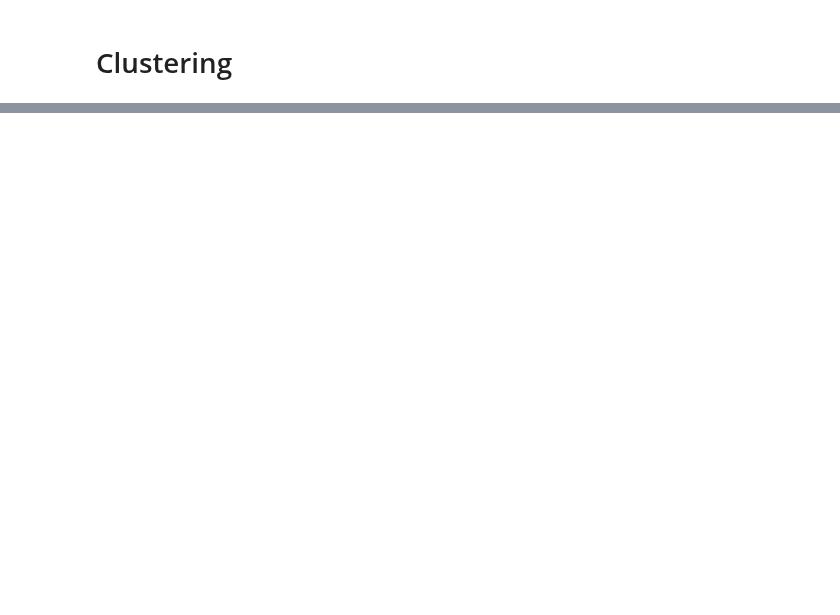
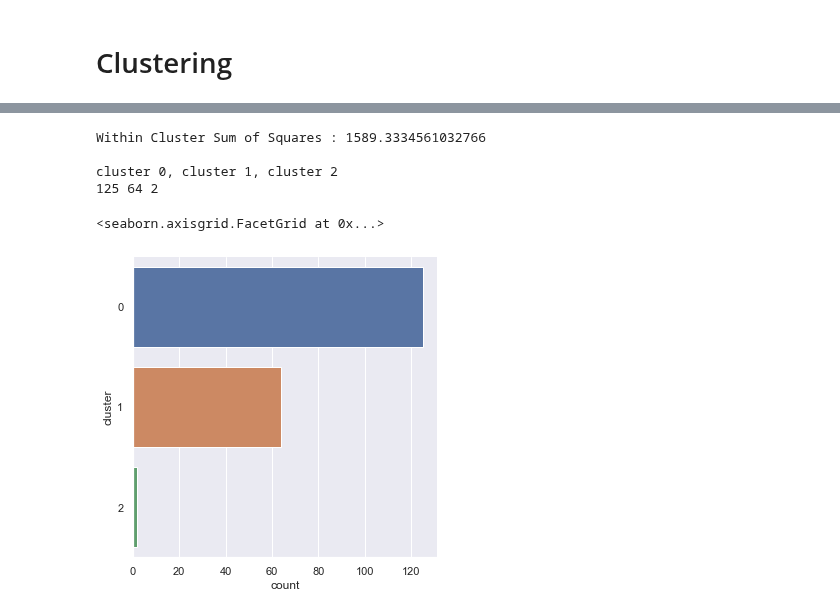
Before and after one commit to Snail664/country-clustering, a Jupyter notebook: clustering.ipynb, the cells around one changed output, grey strips where cells are left out. Saved outputs shown, nothing was run; the diff lists cells and outputs as text; code cells hidden in the pictures; blank space fills up the shorter version.

```diff
--- a/clustering.ipynb
+++ b/clustering.ipynb
@@ -82,0 +111,30 @@ plt.show()
+# %%
+OPTIMAL_CLUSTERS = 3
+model = KMeans(n_clusters = OPTIMAL_CLUSTERS, init = CENTROID_SEL, n_init = 20).fit(data4D)
+# %%
+# Print the Within Cluster Sum of Squares
+print("Within Cluster Sum of Squares :", model.inertia_)
+print()
+
+# Predict the Cluster Labels
+cluster_labels = model.predict(data4D)
+
+# add cluster labels back to data
+clustered_data = data4D.copy()
+clustered_data["cluster"] = pd.Categorical(cluster_labels)
+
+# Summary of the Clusters
+print("cluster 0, cluster 1, cluster 2")
+count0 = clustered_data[clustered_data["cluster"] == 0]["cluster"].count()
+count1 = clustered_data[clustered_data["cluster"] == 1]["cluster"].count()
+count2 = clustered_data[clustered_data["cluster"] == 2]["cluster"].count()
+print(count0, count1, count2)
+
+sb.catplot(y = "cluster", data = clustered_data, kind = "count")
+# %% [output]
+Within Cluster Sum of Squares : 1589.3334561032766
+
+cluster 0, cluster 1, cluster 2
+125 64 2
+<seaborn.axisgrid.FacetGrid at 0x...>
+[figure, added]
```
Also changed, not shown: parts of 17 cells of this notebook.
